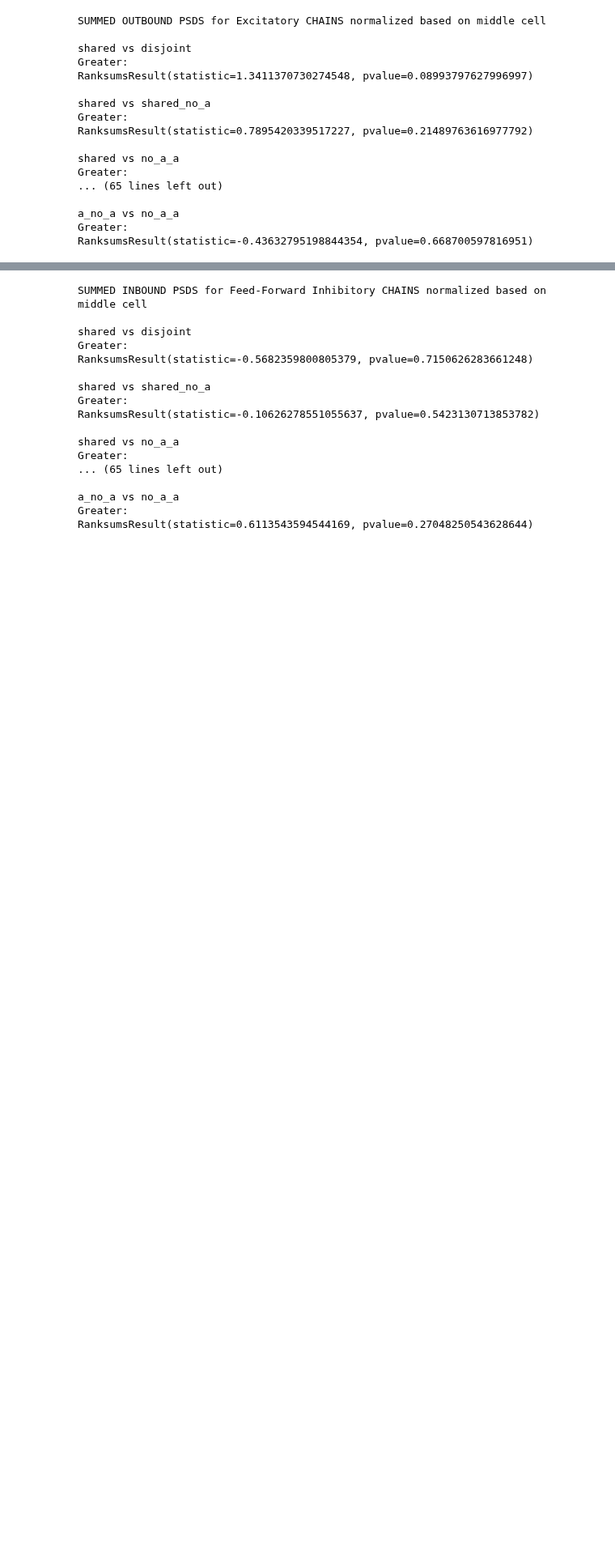
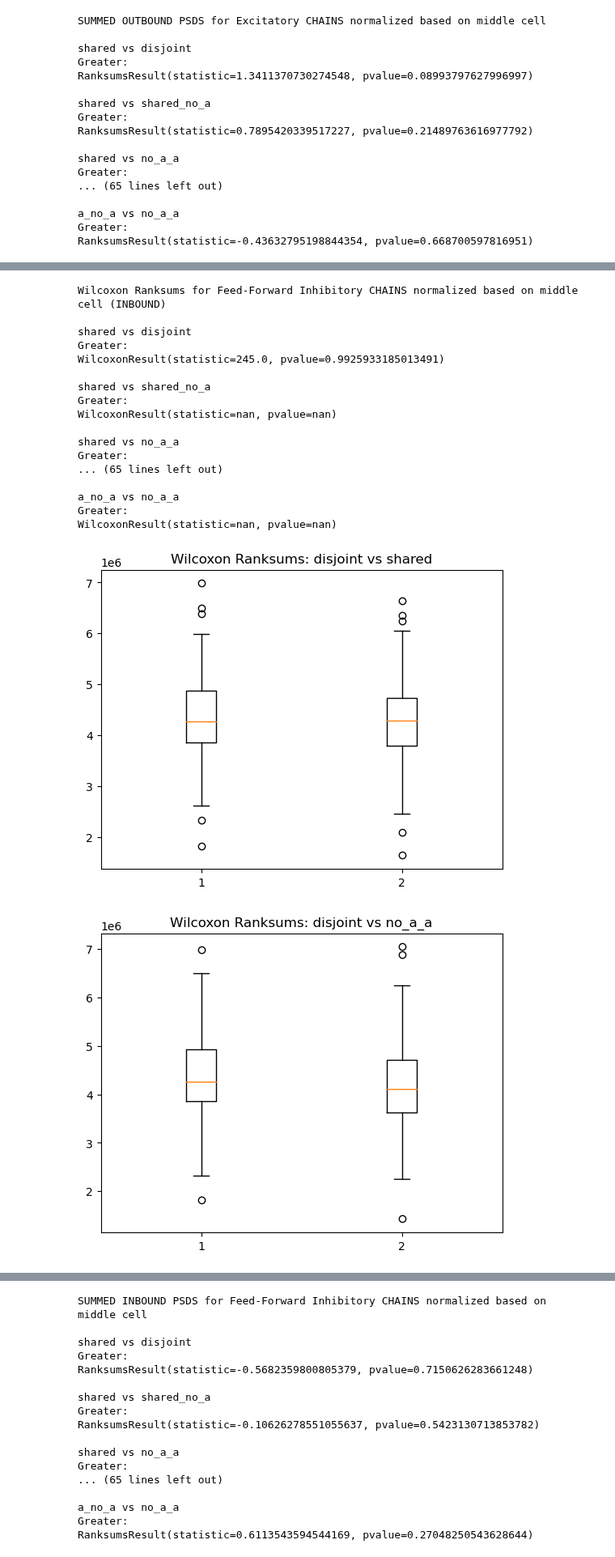
Before and after one commit to Jawagnercarena/Assembly_Organization, a Jupyter notebook: files_to_discuss/SK_chain_participataion_set_analysis_12thNov.ipynb, the cells around one changed output, grey strips where cells are left out. Shown at 81% size. Saved outputs shown, nothing was run; the diff lists cells and outputs as text; code cells hidden in the pictures; blank space fills up the shorter version.

```diff
--- a/files_to_discuss/SK_chain_participataion_set_analysis_12thNov.ipynb
+++ b/files_to_discuss/SK_chain_participataion_set_analysis_12thNov.ipynb
@@ -760,0 +1261,15 @@ RanksumsResult(statistic=-0.4075695729696112, pvalue=0.6582051467448314)
+# %%
+# Outbound Conn Probability
+
+print('\n\nWilcoxon Rank-Sum Test (Unsigned) for Excitatory cells based on Connection Probability - OUTBOUND')
+for c1 in C:
+    for c2 in C:
+        if c1.__name__ != c2.__name__:
+            print(f'\n{c1.__name__} vs {c2.__name__}')
+            result = stats.ranksums(list(B_chain_out_excitatory[c1.__name__].values()), list(B_chain_out_excitatory[c2.__name__].values()), alternative='greater')
+            print('Greater:')
+            print(result)
+            if result.pvalue < 0.05:
+                plt.figure()
+                plt.boxplot([list(B_chain_out_excitatory[c1.__name__].values()), list(B_chain_out_excitatory[c2.__name__].values())])
+                plt.title(f'Wilcoxon Rank-Sum Test (Un-signed) for Connection Probability: {c1.__name__} vs {c2.__name__}')
@@ -857,0 +1470,43 @@ for cond_function in C:
+# %%
+# Wilcoxon Summed PSDs
+
+# Inbound
+
+print('\n\nWilcoxon Ranksums for Feed-Forward Inhibitory CHAINS normalized based on middle cell (INBOUND)')
+for c1 in C:
+    for c2 in C:
+        if c1.__name__ != c2.__name__:
+            print(f'\n{c1.__name__} vs {c2.__name__}')
+             # Find common cells for matched pairs analysis
+            common_cells = set(W_in_feed_forward_inhibition_chains[c1.__name__].keys()) & set(W_in_feed_forward_inhibition_chains[c2.__name__].keys())
+            W_in_feed_forward_inhibition_chains_matched = [W_in_feed_forward_inhibition_chains[c1.__name__][cell] for cell in common_cells]
+            W_in_feed_forward_inhibition_chains_matched2 = [W_in_feed_forward_inhibition_chains[c2.__name__][cell] for cell in common_cells]
+
+            result = stats.wilcoxon((W_in_feed_forward_inhibition_chains_matched), (W_in_feed_forward_inhibition_chains_matched2), alternative='greater')
+
+            print('Greater:')
+            print(result)
+            if result.pvalue < 0.05:
+                plt.figure()
+                plt.boxplot([list(W_in_feed_forward_inhibition_chains_matched), list(W_in_feed_forward_inhibition_chains_matched2)])
+                plt.title(f'Wilcoxon Ranksums: {c1.__name__} vs {c2.__name__}')
+# %% [output]
+Wilcoxon Ranksums for Feed-Forward Inhibitory CHAINS normalized based on middle cell (INBOUND)
+
+shared vs disjoint
+Greater:
+WilcoxonResult(statistic=245.0, pvalue=0.9925933185013491)
+
+shared vs shared_no_a
+Greater:
+WilcoxonResult(statistic=nan, pvalue=nan)
+
+shared vs no_a_a
+Greater:
+... (65 lines left out)
+
+a_no_a vs no_a_a
+Greater:
+WilcoxonResult(statistic=nan, pvalue=nan)
+[figure, added]
+[figure, added]
```
Also changed, not shown: parts of 62 cells of this notebook.
